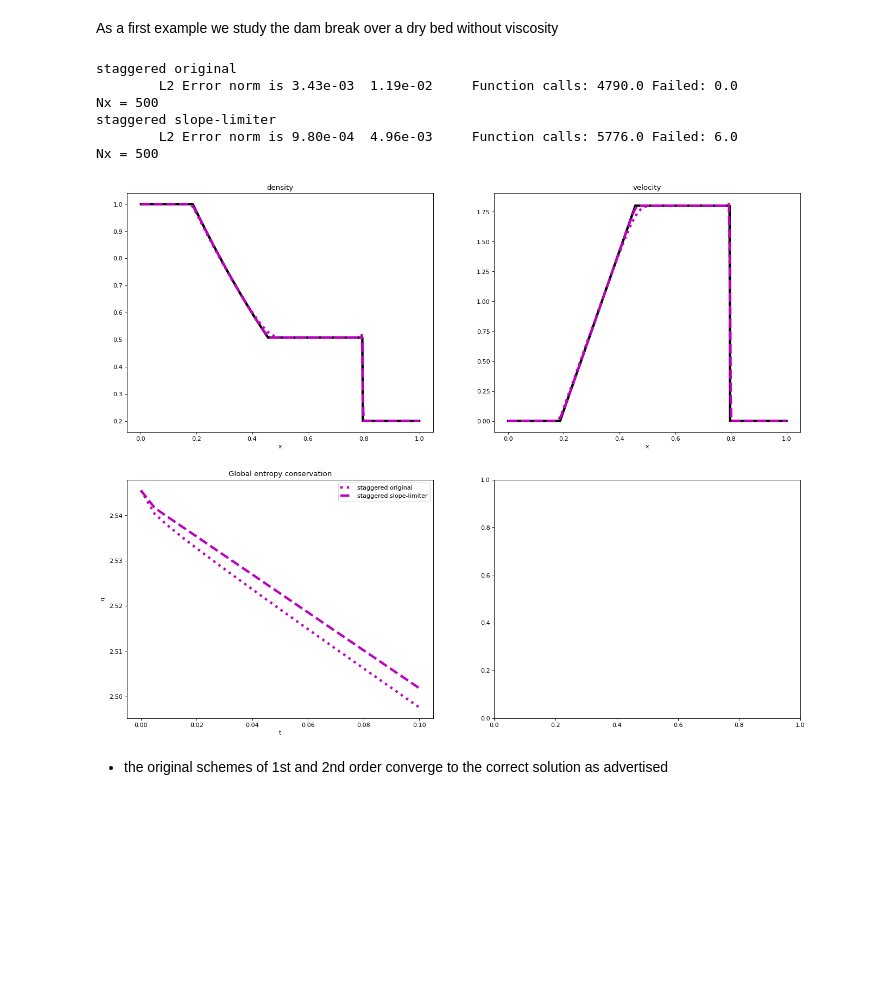
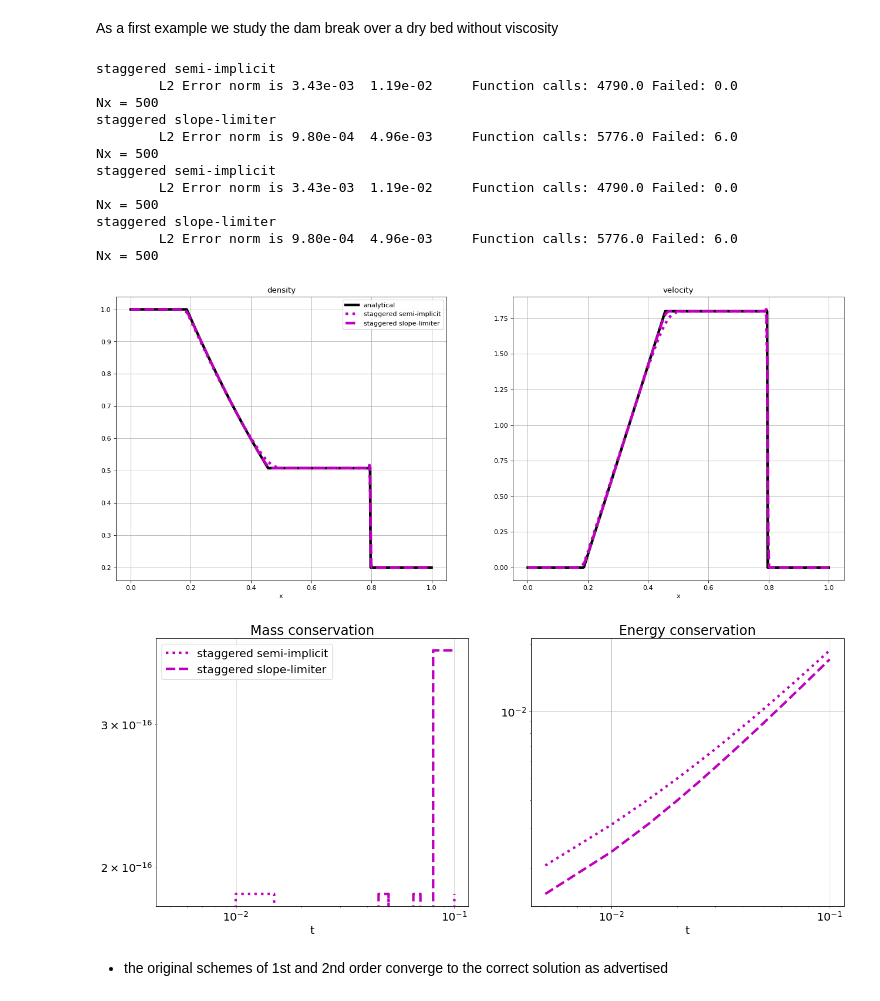
Before and after one commit to mwiesenberger/advection, a Jupyter notebook: navier-stokes.ipynb, the cells around one changed output. Cells and saved outputs as stored; diff of their text form; code cells hidden in the pictures; blank space fills up the shorter version.

Commit message:
Added energy theorem to Navier-Stokes
and show that mass is exactly conserved while energy is not

```diff
--- a/navier-stokes.ipynb
+++ b/navier-stokes.ipynb
@@ -289,32 +295,40 @@ As a first example we study the dam break over a dry bed without viscosity
 # %%
 p_list = []
 for p in [
 #     {"type" : "velocity-staggered", "variant" : "original", "ls" : "b--"},
     {"type" : "staggered", "variant" : "original", "ls" : "m:"},
     {"type" : "staggered", "variant" : "slope-limiter", "ls" : "m--"},
         ] :
     params = make_navier_stokes_input()
     params["grid"]["Nx"]= 500
     params["ls"]= p["ls"]
     params["output"]["tend"] = 0.1
 #     params["physical"]["nu_u"] = 0.01
     #params["physical"]["gamma"] = 1
     #params["physical"]["alpha"] = 1
     params["timestepper"]["type"] = "ARK"
     params["timestepper"]["tableau"]  = "ARK-4-2-3"
 #     params["timestepper"]["type"] = "ERK"
 #     params["timestepper"]["tableau"]  = "Bogacki-Shampine-4-2-3"
     params["advection"] = p
     p_list.append(params)
-plot_navier_stokes(p_list)
+plot_navier_stokes(p_list, plot = "fields")
+plot_navier_stokes(p_list, plot = "energy")
 # %% [output]
-staggered original
+staggered semi-implicit
         L2 Error norm is 3.43e-03  1.19e-02     Function calls: 4790.0 Failed: 0.0
 Nx = 500
 staggered slope-limiter
         L2 Error norm is 9.80e-04  4.96e-03     Function calls: 5776.0 Failed: 6.0
 Nx = 500
+staggered semi-implicit
+        L2 Error norm is 3.43e-03  1.19e-02     Function calls: 4790.0 Failed: 0.0
+Nx = 500
+staggered slope-limiter
+        L2 Error norm is 9.80e-04  4.96e-03     Function calls: 5776.0 Failed: 6.0
+Nx = 500
-[figure, old version]
+[figure, new version]
+[figure, added]
 # %% [markdown]
 - the original schemes of 1st and 2nd order converge to the correct solution as advertised
 # %% [markdown]
```
Also changed, not shown: parts of 8 cells of this notebook.
